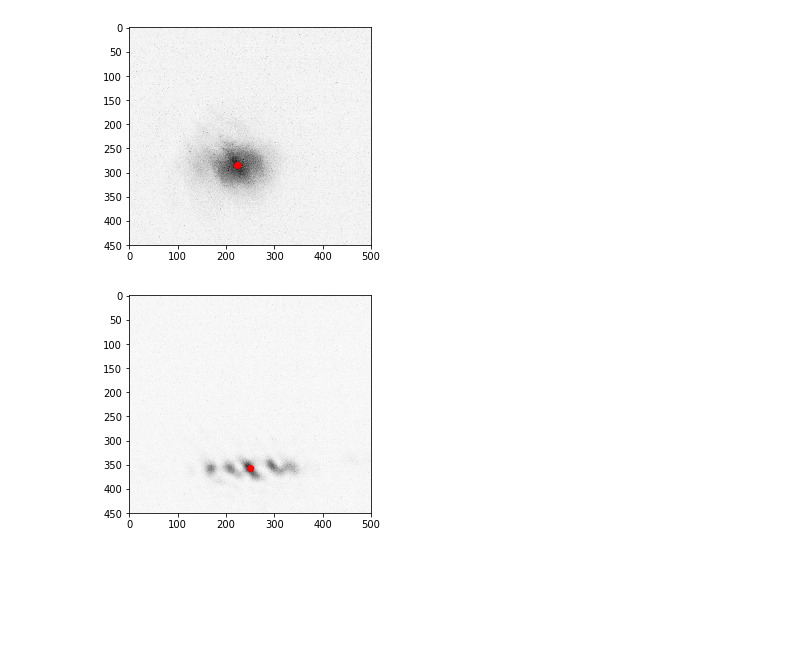
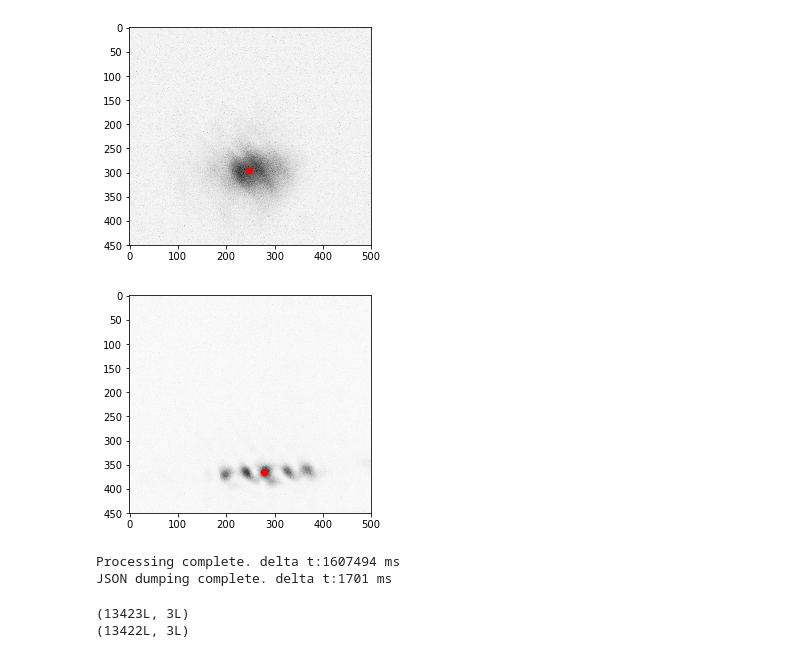
Before and after one commit to QuantumQuadrate/BlackflyControl, a Jupyter notebook: Alignment image processor.ipynb, the cells around one changed output. Cells and saved outputs as stored; diff of their text form; code cells hidden in the pictures; blank space fills up the shorter version.

```diff
--- a/Alignment image processor.ipynb
+++ b/Alignment image processor.ipynb
@@ -40,27 +41,28 @@ def deleteFile(folder,filename):
     os.remove(folder+filename)
 # %%
 #master_folder='D:\\test_imgs\\'
-folder='E:\\CsPy\\BlackflyControl\\test_img\\'
+#folder='E:\\CsPy\\BlackflyControl\\test_img\\'
+folder='D:\\PG_test_imgs\\'
 os.chdir(folder)
 
 #filename=glob.glob("*.png")[filenumber]
 filenames=glob.glob("*.png")
 # %%
-percentile=99.9
-rawdata=readfile(folder,filenames[0])['ImageData']
+percentile=99.5
+num=12000
+rawdata=readfile(folder,filenames[num])['ImageData']
 [COM_X,COM_Y]=[getCenter(rawdata,percentile)['COM_X'],getCenter(rawdata,percentile)['COM_Y']]
 plt.imshow(rawdata,cmap='Greys')
 plt.scatter(COM_X,COM_Y,marker='o',color='red')
 plt.show()
-percentile=99.9
-rawdata=readfile(folder,filenames[1])['ImageData']
+rawdata=readfile(folder,filenames[num+1])['ImageData']
 [COM_X,COM_Y]=[getCenter(rawdata,percentile)['COM_X'],getCenter(rawdata,percentile)['COM_Y']]
 plt.imshow(rawdata,cmap='Greys')
 plt.scatter(COM_X,COM_Y,marker='o',color='red')
 plt.show()
 # %% [output]
-[figure, old version]
+[figure, new version]
-[figure, old version]
+[figure, new version]
 # %%
 def process_all(folder,delete):
     os.chdir(folder)
@@ -85,0 +82,17 @@ with open('data.txt','w') as outfile:
+# %%
+#folder='D:\\PG_test_imgs\\'
+folder='D:\\test_imgs\\'
+os.chdir(folder)
+
+starttime=time.time()
+result=process_all(folder,False)
+print "Processing complete. delta t:{} ms".format(int(1000*(time.time()-starttime)))
+
+#dump to json
+starttime=time.time()
+with open('data.txt','w') as outfile:
+    json.dump(result,outfile)
+print "JSON dumping complete. delta t:{} ms".format(int(1000*(time.time()-starttime)))
+# %% [output]
+Processing complete. delta t:1607494 ms
+JSON dumping complete. delta t:1701 ms
@@ -85,0 +103,16 @@ with open('data.txt','w') as outfile:
+# %%
+laser_one=[]
+laser_two=[]
+for i in range(0,len(data)):
+    if data[i]['shot']==0:
+        laser_one.append([data[i]['TIMESTAMP'],data[i]['X'],data[i]['Y']])
+    elif data[i]['shot']==1:
+        laser_two.append([data[i]['TIMESTAMP'],data[i]['X'],data[i]['Y']])
+np_laser_one=np.array(laser_one)
+np_laser_two=np.array(laser_two)
+
+print np.shape(np_laser_one)
+print np.shape(np_laser_two)
+# %% [output]
+(13423L, 3L)
+(13422L, 3L)
```
Also changed, not shown: parts of 5 cells of this notebook, 2 other files.
